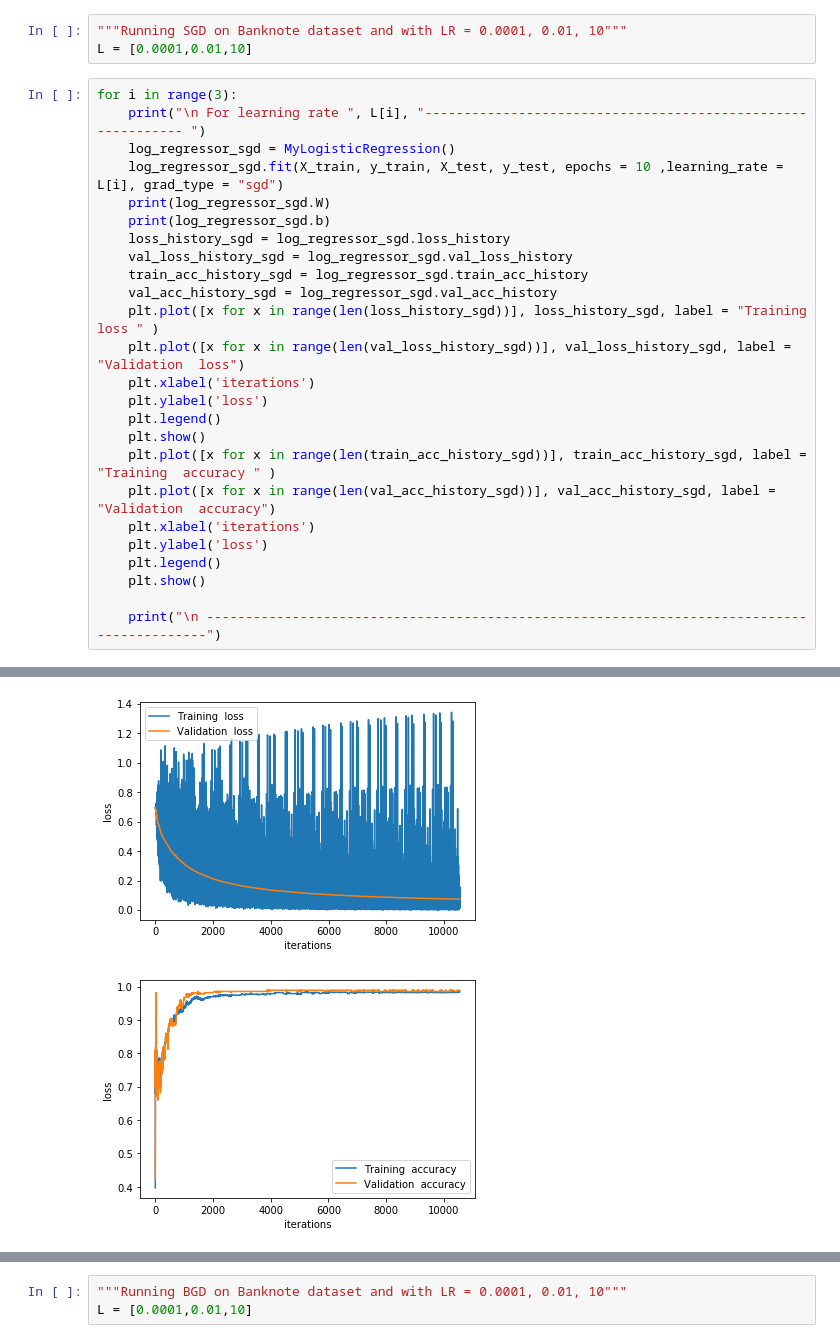
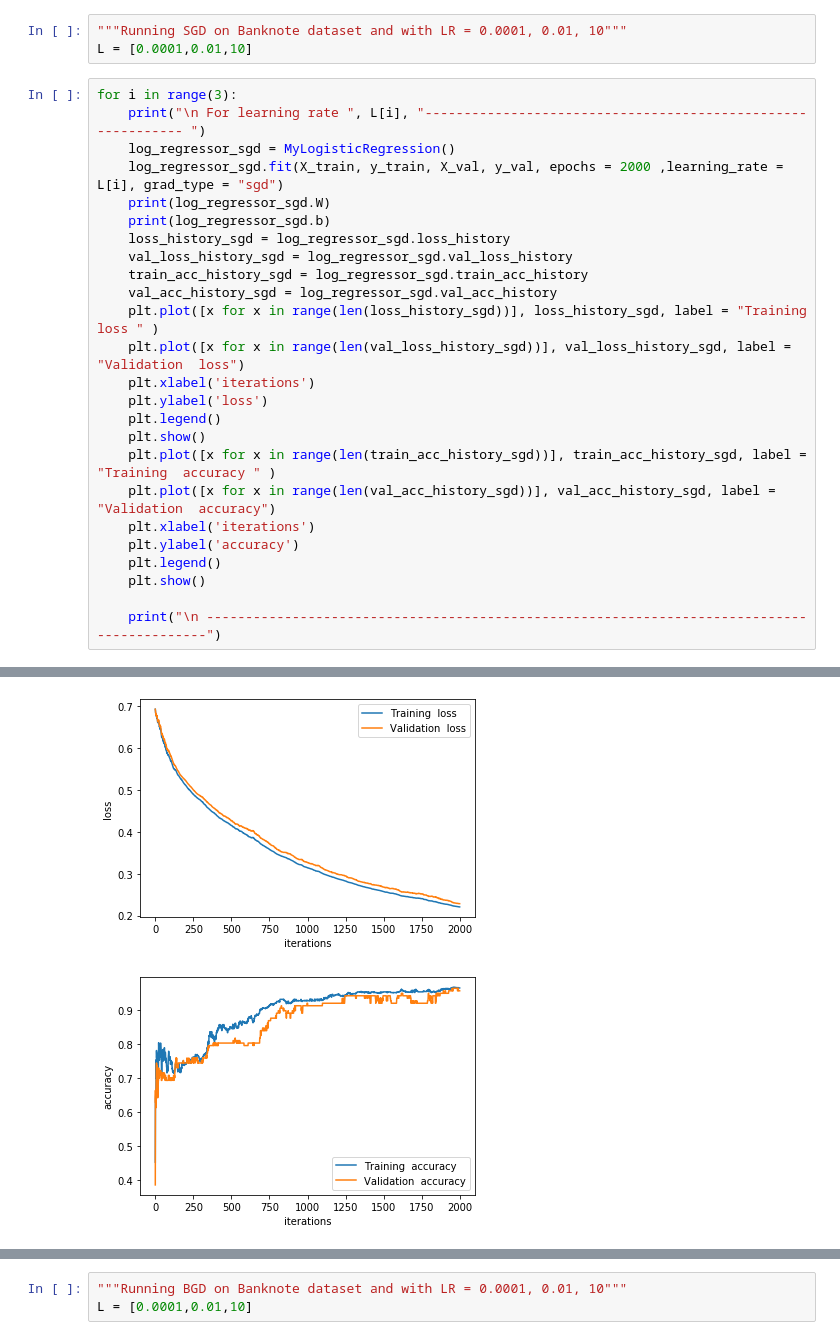
Before and after one commit to ArkaSarkar19/Machine-Learning-Assignments, a Jupyter notebook: Assignment1/LoR_models.ipynb, the cells around one changed output, grey strips where cells are left out. Cells and saved outputs as stored; diff of their text form.

```diff
--- a/Assignment1/LoR_models.ipynb
+++ b/Assignment1/LoR_models.ipynb
@@ -90,7 +90,7 @@ L = [0.0001,0.01,10]
 for i in range(3):
     print("\n For learning rate ", L[i], "------------------------------------------------------------ ")
     log_regressor_sgd = MyLogisticRegression()
-    log_regressor_sgd.fit(X_train, y_train, X_test, y_test, epochs = 10 ,learning_rate = L[i], grad_type = "sgd")
+    log_regressor_sgd.fit(X_train, y_train, X_val, y_val, epochs = 2000 ,learning_rate = L[i], grad_type = "sgd")
     print(log_regressor_sgd.W)
     print(log_regressor_sgd.b)
     loss_history_sgd = log_regressor_sgd.loss_history
@@ -106,7 +106,7 @@ for i in range(3):
     plt.plot([x for x in range(len(train_acc_history_sgd))], train_acc_history_sgd, label = "Training  accuracy " )
     plt.plot([x for x in range(len(val_acc_history_sgd))], val_acc_history_sgd, label = "Validation  accuracy")
     plt.xlabel('iterations')
-    plt.ylabel('loss')
+    plt.ylabel('accuracy')
     plt.legend()
     plt.show()
 
@@ -151,5 +153,5 @@ Training accuracy after  4000  sgd steps is :  97.91449426485923 %  | validation
-[figure, old version]
+[figure, new version]
-[figure, old version]
+[figure, new version]
  -------------------------------------------------------------------------------------------
 
  For learning rate  10 ------------------------------------------------------------
```
Also changed, not shown: parts of 6 cells of this notebook, 2 other files.
